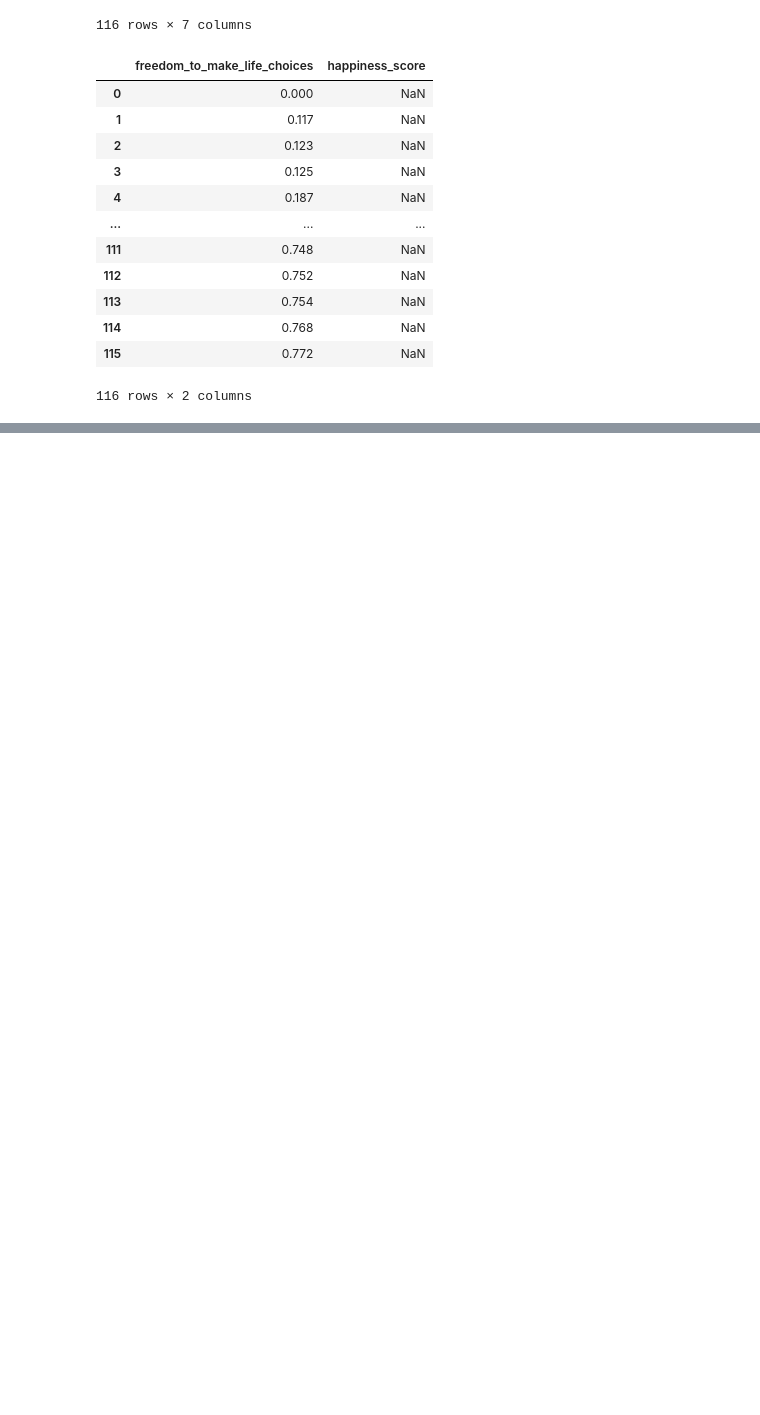
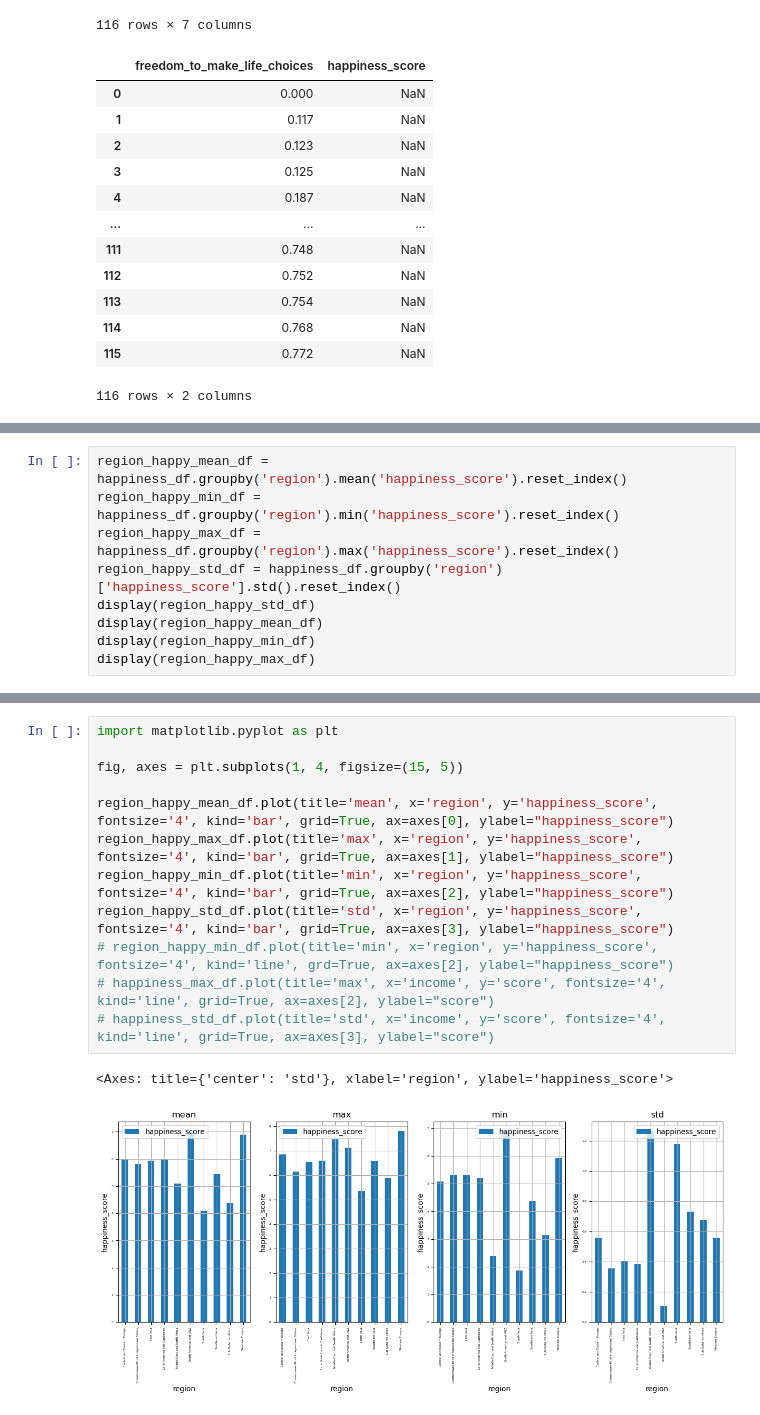
Before and after one commit to dosel70/data-analysis, a Jupyter notebook: c_pandas/pandas_task.ipynb, the cells around one changed output, grey strips where cells are left out. Drawn from its saved outputs; the diff is of its cells as text; blank space fills up the shorter version.

```diff
--- a/c_pandas/pandas_task.ipynb
+++ b/c_pandas/pandas_task.ipynb
@@ -380,0 +420,9 @@ display(region_free_std_df)
+# %%
+region_happy_mean_df = happiness_df.groupby('region').mean('happiness_score').reset_index()
+region_happy_min_df = happiness_df.groupby('region').min('happiness_score').reset_index()
+region_happy_max_df = happiness_df.groupby('region').max('happiness_score').reset_index()
+region_happy_std_df = happiness_df.groupby('region')['happiness_score'].std().reset_index()
+display(region_happy_std_df)
+display(region_happy_mean_df)
+display(region_happy_min_df)
+display(region_happy_max_df)
@@ -380,0 +474,15 @@ display(region_free_std_df)
+# %%
+import matplotlib.pyplot as plt
+
+fig, axes = plt.subplots(1, 4, figsize=(15, 5))
+
+region_happy_mean_df.plot(title='mean', x='region', y='happiness_score', fontsize='4', kind='bar', grid=True, ax=axes[0], ylabel="happiness_score")
+region_happy_max_df.plot(title='max', x='region', y='happiness_score', fontsize='4', kind='bar', grid=True, ax=axes[1], ylabel="happiness_score")
+region_happy_min_df.plot(title='min', x='region', y='happiness_score', fontsize='4', kind='bar', grid=True, ax=axes[2], ylabel="happiness_score")
+region_happy_std_df.plot(title='std', x='region', y='happiness_score', fontsize='4', kind='bar', grid=True, ax=axes[3], ylabel="happiness_score")
+# region_happy_min_df.plot(title='min', x='region', y='happiness_score', fontsize='4', kind='line', grd=True, ax=axes[2], ylabel="happiness_score")
+# happiness_max_df.plot(title='max', x='income', y='score', fontsize='4', kind='line', grid=True, ax=axes[2], ylabel="score")
+# happiness_std_df.plot(title='std', x='income', y='score', fontsize='4', kind='line', grid=True, ax=axes[3], ylabel="score")
+# %% [output]
+<Axes: title={'center': 'std'}, xlabel='region', ylabel='happiness_score'>
+[figure, added]
```
Also changed, not shown: parts of 40 cells of this notebook, 1 other file.
